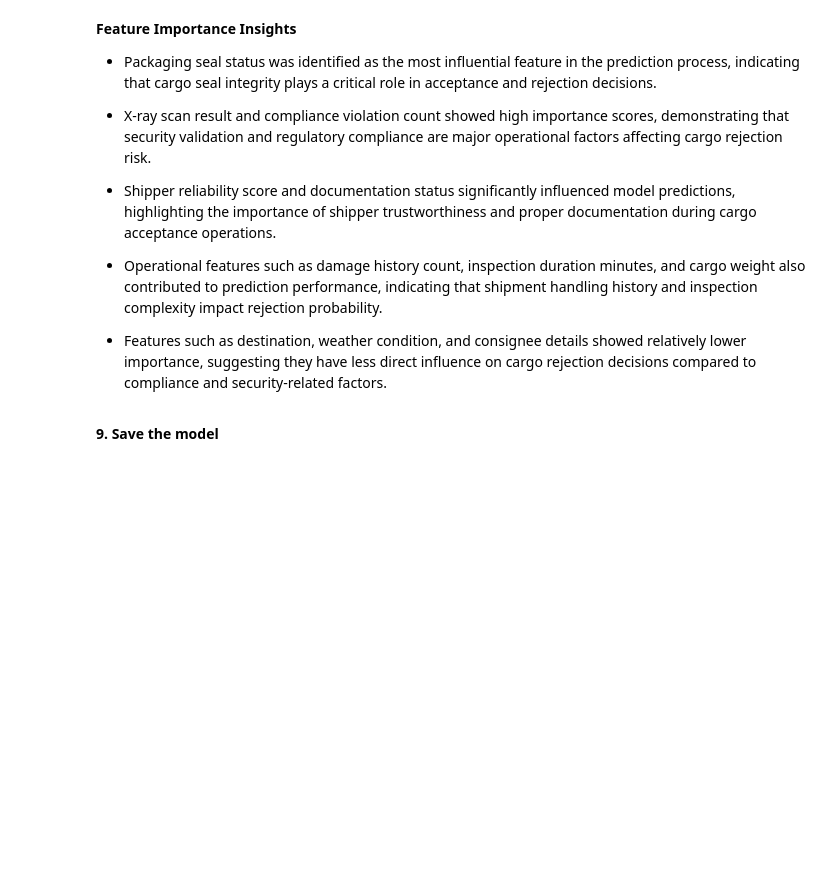
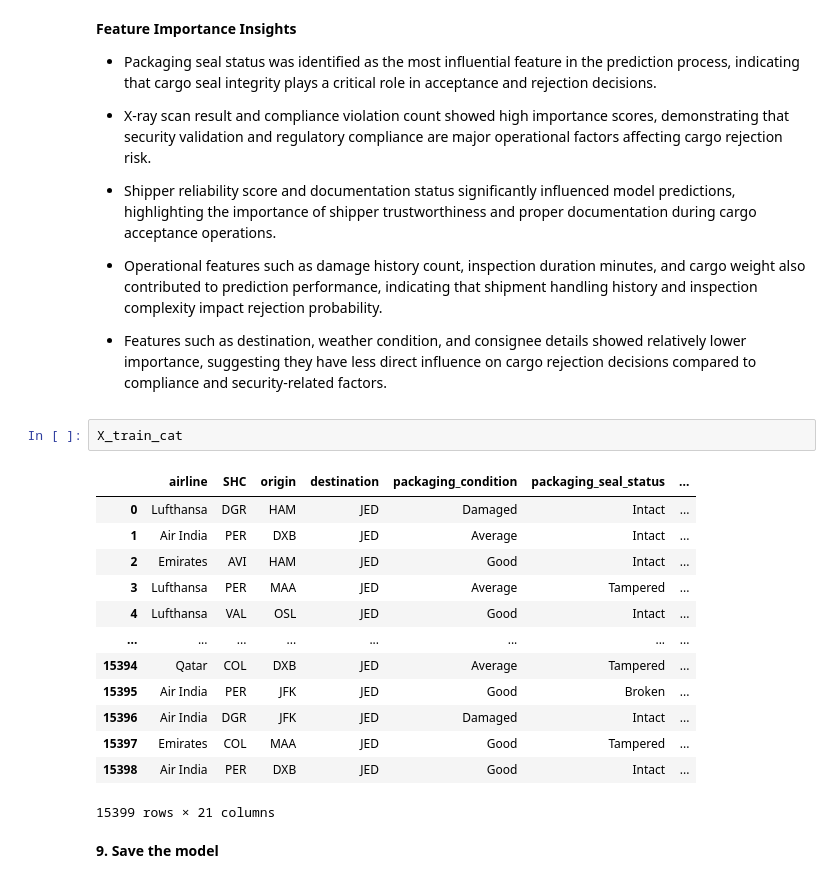
Before and after one commit to balajicsidd2026/Cargo_Rejection_Prediction, a Jupyter notebook: code.ipynb, the cells around one changed output. Drawn from its saved outputs; the diff is of its cells as text; blank space fills up the shorter version.

```diff
--- a/code.ipynb
+++ b/code.ipynb
@@ -1332,6 +1382,22 @@ plt.show()
 - Operational features such as damage history count, inspection duration minutes, and cargo weight also contributed to prediction performance, indicating that shipment handling history and inspection complexity impact rejection probability.
 
 - Features such as destination, weather condition, and consignee details showed relatively lower importance, suggesting they have less direct influence on cargo rejection decisions compared to compliance and security-related factors.
+# %%
+X_train_cat
+# %% [output]
+|  | airline | SHC | origin | destination | packaging_condition | packaging_seal_status | ... |
+| 0 | Lufthansa | DGR | HAM | JED | Damaged | Intact | ... |
+| 1 | Air India | PER | DXB | JED | Average | Intact | ... |
+| 2 | Emirates | AVI | HAM | JED | Good | Intact | ... |
+| 3 | Lufthansa | PER | MAA | JED | Average | Tampered | ... |
+| 4 | Lufthansa | VAL | OSL | JED | Good | Intact | ... |
+| ... | ... | ... | ... | ... | ... | ... | ... |
+| 15394 | Qatar | COL | DXB | JED | Average | Tampered | ... |
+| 15395 | Air India | PER | JFK | JED | Good | Broken | ... |
+| 15396 | Air India | DGR | JFK | JED | Damaged | Intact | ... |
+| 15397 | Emirates | COL | MAA | JED | Good | Tampered | ... |
+| 15398 | Air India | PER | DXB | JED | Good | Intact | ... |
+15399 rows × 21 columns
 # %% [markdown]
 **9. Save the model**
 # %%
```
Also changed, not shown: parts of 24 cells of this notebook.
